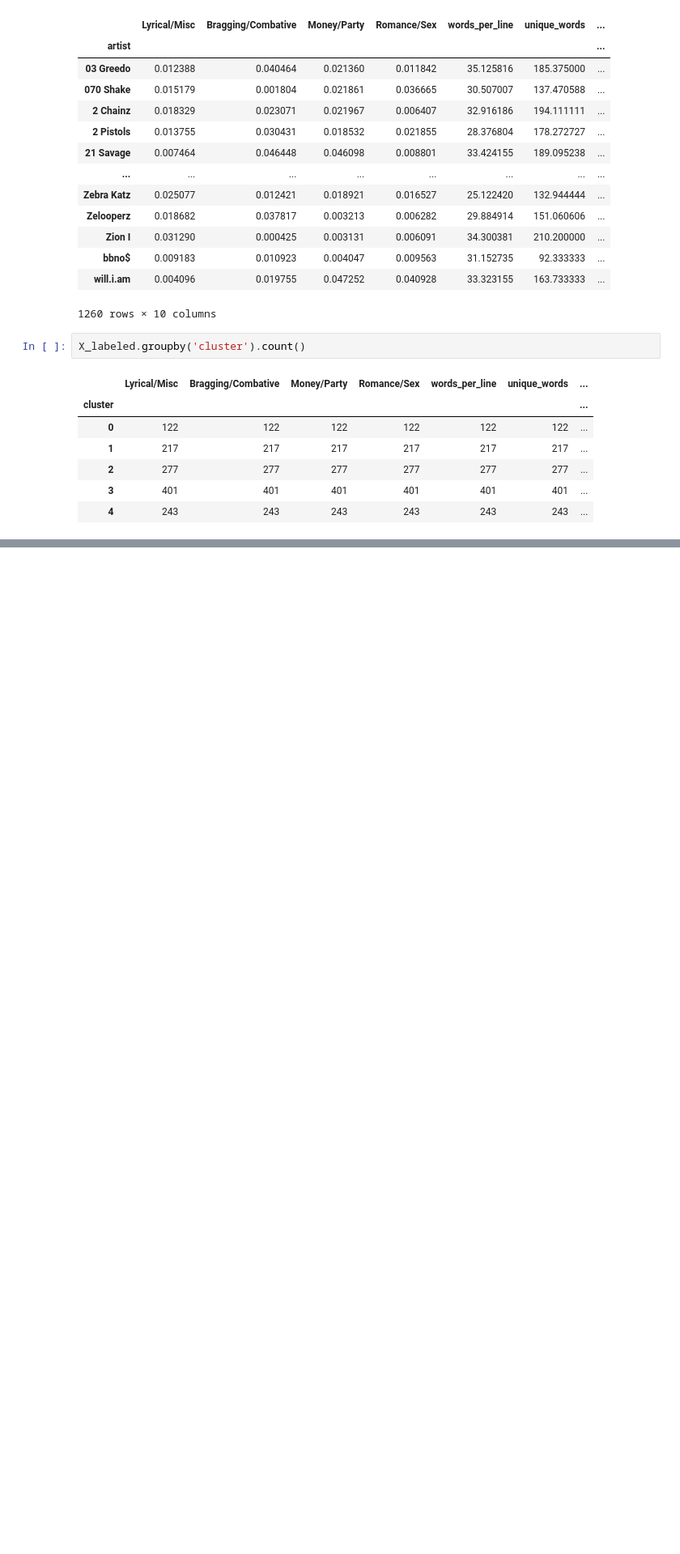
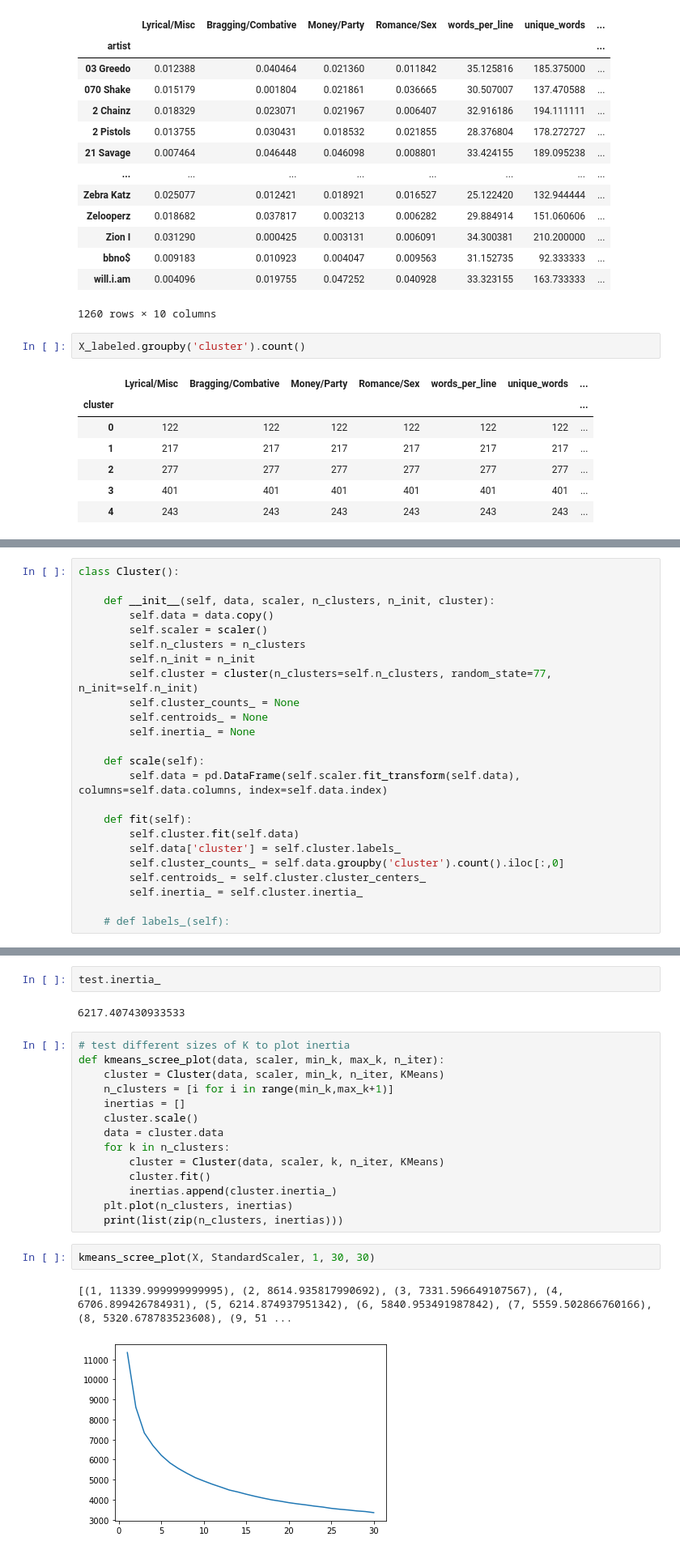
Before and after one commit to kelseyfglenn/rapgeo, a Jupyter notebook: clustering.ipynb, the cells around one changed output, grey strips where cells are left out. Shown at 81% size. Drawn from its saved outputs; the diff is of its cells as text; blank space fills up the shorter version.

Commit message:
added cluster class and scree plotter

```diff
--- a/clustering.ipynb
+++ b/clustering.ipynb
@@ -126,3 +112,27 @@ Cluster Analysis:
 * 2: Very non-descript, middle of the pack by every metric. Seems to house a lot of older, 'standard' flow rappers.
 * 3: Seems to capture most 'musically' oriented rappers -- lyrical diversity but not massive density, widest variety of topics.
 * 4: Effectively captures most R&B artists. Romance/Sex oriented lyrics with minimal lyrical diversity.
+# %%
+class Cluster():
+
+    def __init__(self, data, scaler, n_clusters, n_init, cluster):
+        self.data = data.copy()
+        self.scaler = scaler()
+        self.n_clusters = n_clusters
+        self.n_init = n_init
+        self.cluster = cluster(n_clusters=self.n_clusters, random_state=77, n_init=self.n_init)
+        self.cluster_counts_ = None
+        self.centroids_ = None
+        self.inertia_ = None
+
+    def scale(self):
+        self.data = pd.DataFrame(self.scaler.fit_transform(self.data), columns=self.data.columns, index=self.data.index)
+
+    def fit(self):
+        self.cluster.fit(self.data)
+        self.data['cluster'] = self.cluster.labels_
+        self.cluster_counts_ = self.data.groupby('cluster').count().iloc[:,0]
+        self.centroids_ = self.cluster.cluster_centers_
+        self.inertia_ = self.cluster.inertia_
+
+    # def labels_(self):
@@ -128,0 +154,23 @@ Cluster Analysis:
+# %%
+test.inertia_
+# %% [output]
+6217.407430933533
+# %%
+# test different sizes of K to plot inertia
+def kmeans_scree_plot(data, scaler, min_k, max_k, n_iter):
+    cluster = Cluster(data, scaler, min_k, n_iter, KMeans)
+    n_clusters = [i for i in range(min_k,max_k+1)]
+    inertias = []
+    cluster.scale()
+    data = cluster.data
+    for k in n_clusters:
+        cluster = Cluster(data, scaler, k, n_iter, KMeans)
+        cluster.fit()
+        inertias.append(cluster.inertia_)
+    plt.plot(n_clusters, inertias)
+    print(list(zip(n_clusters, inertias)))
+# %%
+kmeans_scree_plot(X, StandardScaler, 1, 30, 30)
+# %% [output]
+[(1, 11339.999999999995), (2, 8614.935817990692), (3, 7331.596649107567), (4, 6706.899426784931), (5, 6214.874937951342), (6, 5840.953491987842), (7, 5559.502866760166), (8, 5320.678783523608), (9, 51 ...
+[figure, added]
```
Also changed, not shown: parts of 6 cells of this notebook.
